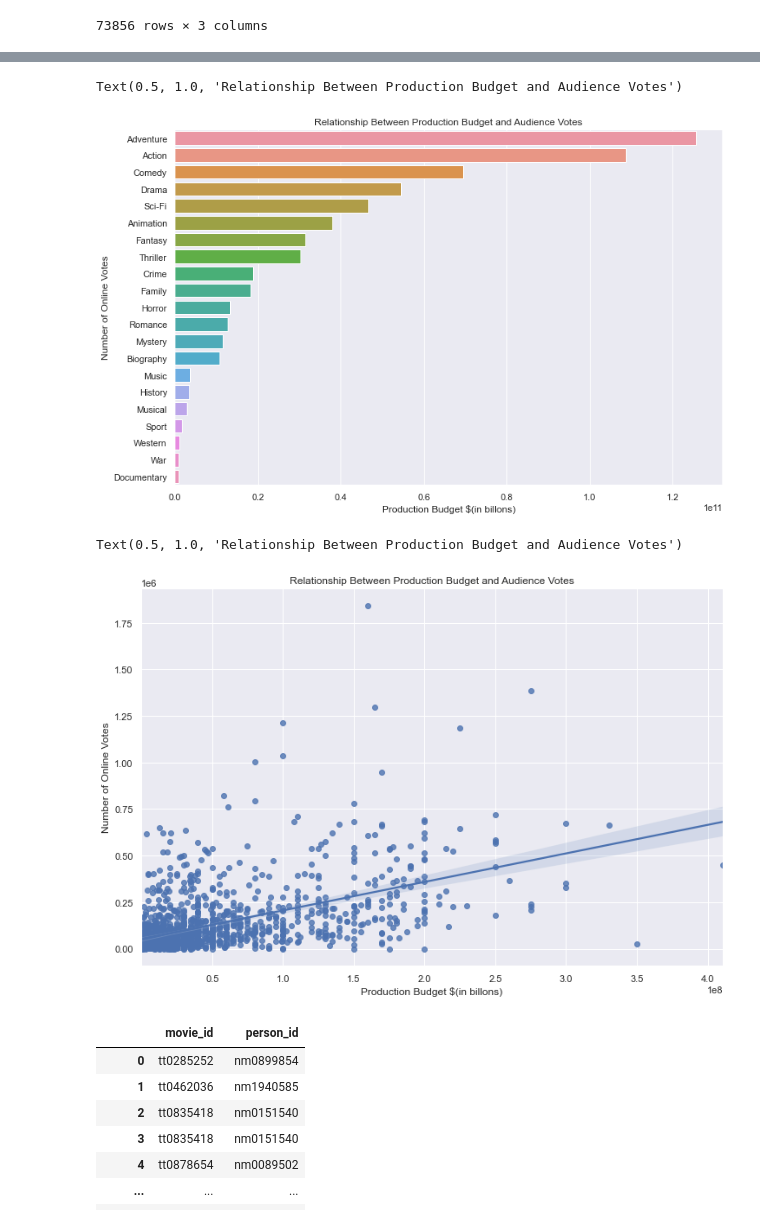
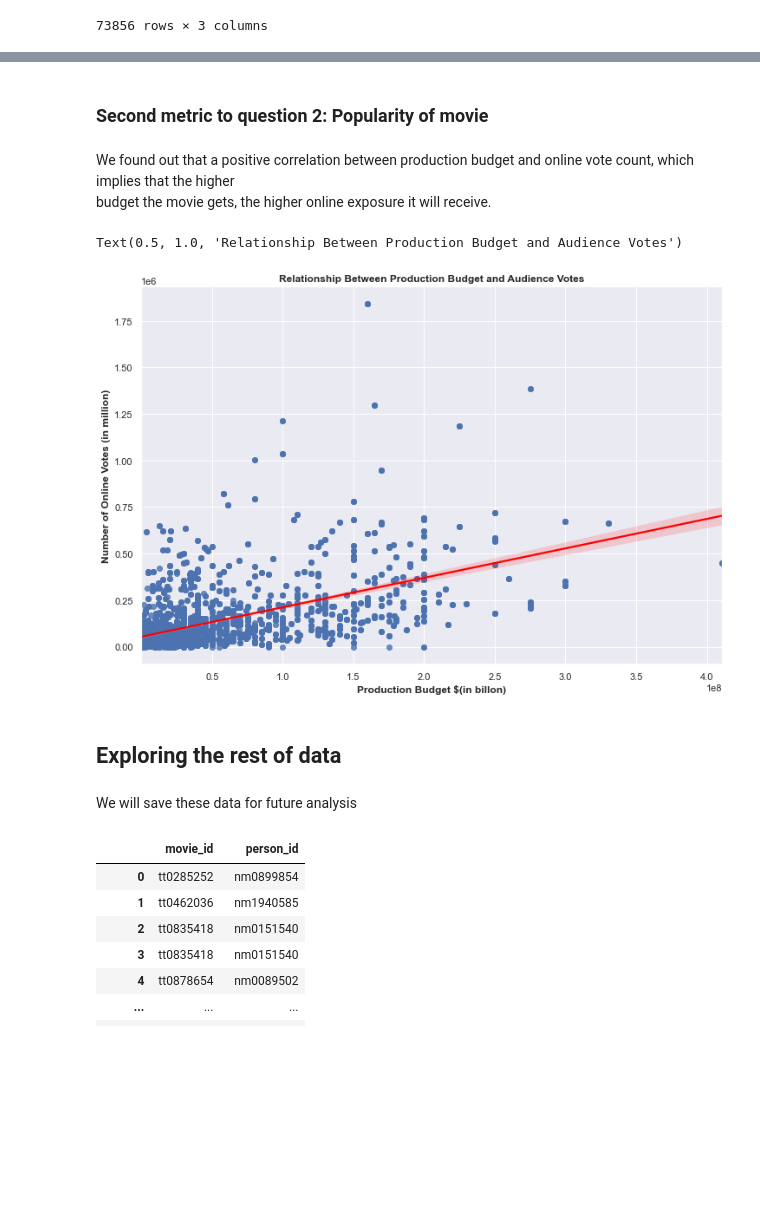
Before and after one commit to JulianHe1991/Flatiron_Project1_Microsoft, a Jupyter notebook: Movie Project .ipynb, the cells around one changed output, grey strips where cells are left out. Cells and saved outputs as stored; diff of their text form; code cells hidden in the pictures; blank space fills up the shorter version.

Commit message:
Polished Jupyter, README, and Charts

```diff
--- a/Movie Project .ipynb
+++ b/Movie Project .ipynb
@@ -404,0 +216,5 @@ print(df_movieGross['domestic_gross'].corr(df_movieGross['foreign_gross']))
+# %%
+df_budget['release_year'] = df_budget['release_date'].str[-4:].astype(int)
+df_budget['foreign_gross'] = df_budget['worldwide_gross'] - df_budget['domestic_gross']
+df_budget = df_budget.drop(df_budget[df_budget['release_year'] == 2019].index)
+df_budget
@@ -778,2 +391,0 @@ df_movie_basics = df_movie_basics.dropna(axis = 0, subset = ['genres'])
-# %%
-df_movie_basics = df_movie_basics.dropna(axis = 0, subset = ['runtime_minutes'])
@@ -956,12 +558,17 @@ Name: worldwide_gross, dtype: int64
+# %% [markdown]
+### Second metric to question 2: Popularity of movie
+# %% [markdown]
+We found out that a positive correlation between production budget and online vote count, which implies that the higher <br>
+budget the movie gets, the higher online exposure it will receive.
 # %%
 fig, ax = plt.subplots()
 
 sns.set(rc= {"figure.figsize": (12,8)})
-sns.barplot(x=genre_rank.values, y=genre_rank.index)
+sns.regplot(x=df_movie_reviews_budget['production_budget'], y=df_movie_reviews_budget['numvotes'], line_kws= {"color": "red"})
 
-ax.set_xlabel('Production Budget $(in billons)')
-ax.set_ylabel('Number of Online Votes')
-ax.set_title('Relationship Between Production Budget and Audience Votes')
+ax.set_xlabel('Production Budget $(in billon)', fontweight = 'bold')
+ax.set_ylabel('Number of Online Votes (in million)', fontweight = 'bold')
+ax.set_title('Relationship Between Production Budget and Audience Votes', fontweight = 'bold')
 # %% [output]
 Text(0.5, 1.0, 'Relationship Between Production Budget and Audience Votes')
-[figure, old version]
+[figure, new version]
@@ -970,15 +575,7 @@ Text(0.5, 1.0, 'Relationship Between Production Budget and Audience Votes')
-# %%
-fig, ax = plt.subplots()
-
-sns.set(rc= {"figure.figsize": (12,8)})
-sns.regplot(x=df_movie_reviews_budget['production_budget'], y=df_movie_reviews_budget['numvotes'])
-
-ax.set_xlabel('Production Budget $(in billons)')
-ax.set_ylabel('Number of Online Votes')
-ax.set_title('Relationship Between Production Budget and Audience Votes')
-# %% [output]
-Text(0.5, 1.0, 'Relationship Between Production Budget and Audience Votes')
-[figure, removed]
+# %% [markdown]
+## Exploring the rest of data
+# %% [markdown]
+We will save these data for future analysis
 # %%
 directors = '''
     SELECT *
```
Also changed, not shown: parts of 175 cells of this notebook, 6 other files.
